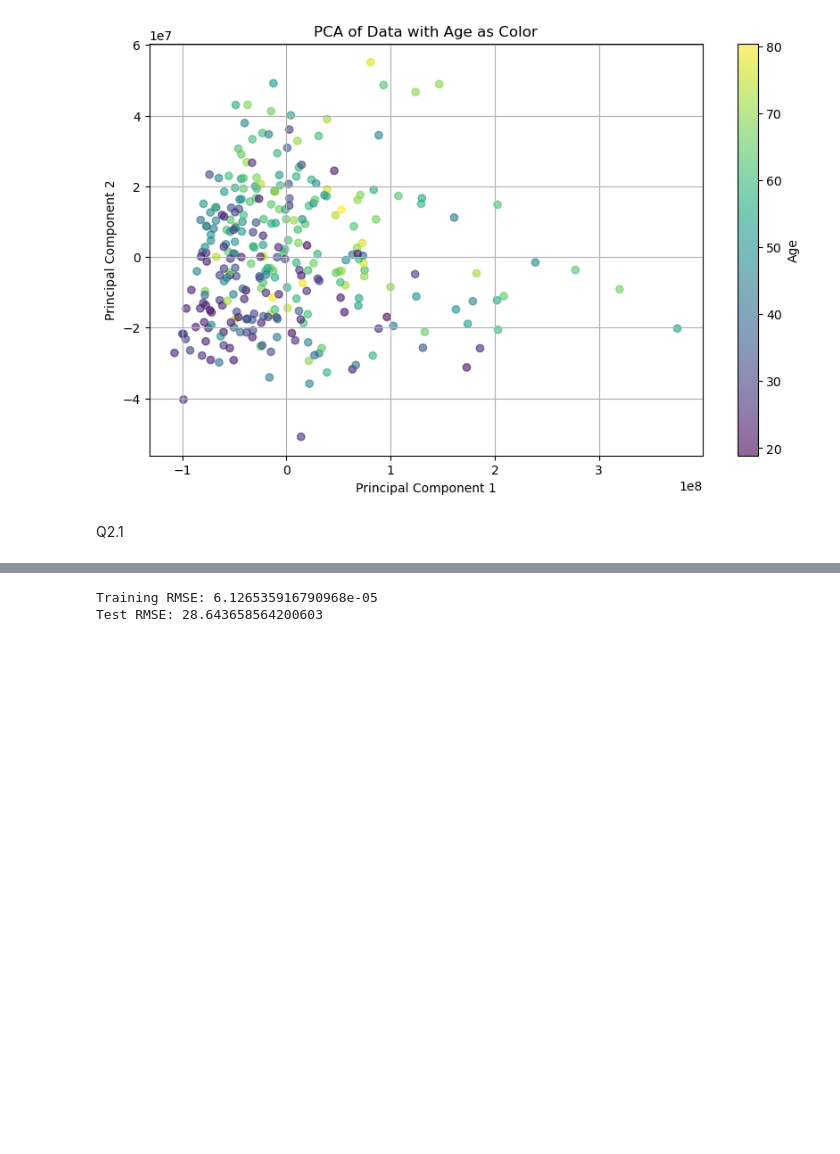
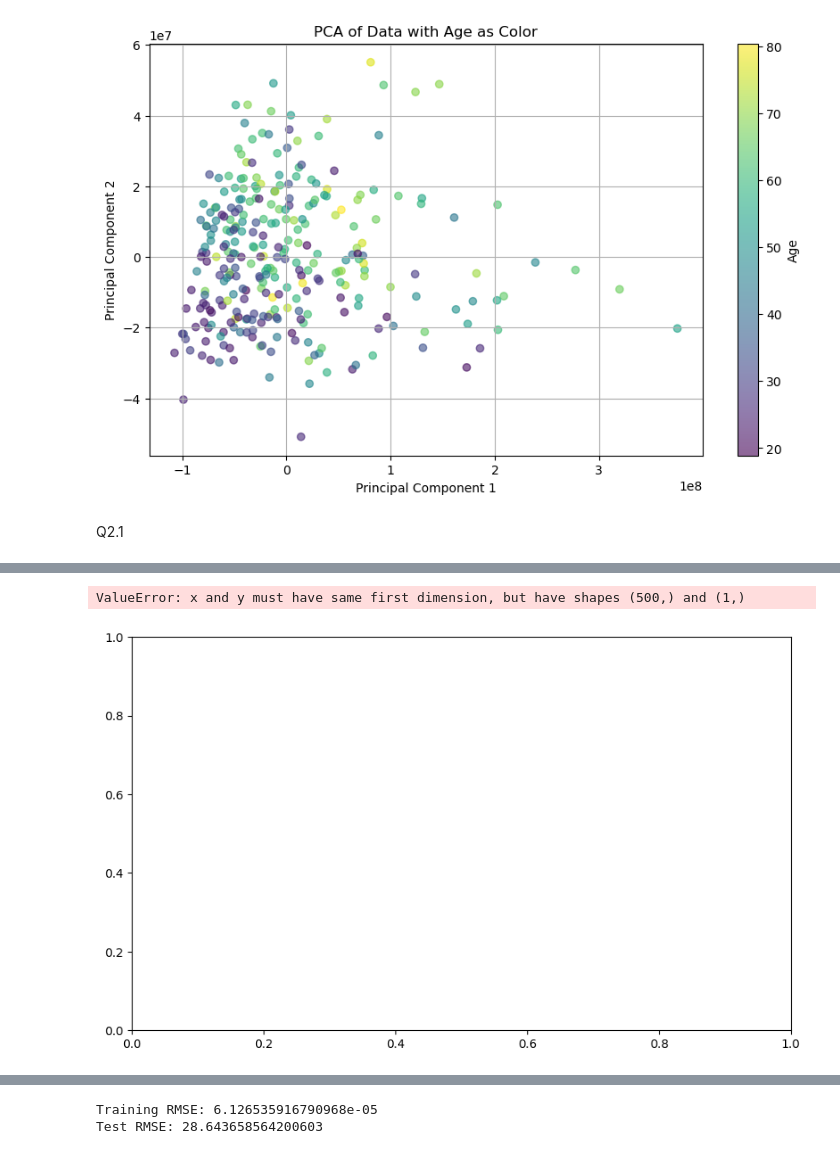
Before and after one commit to PeterKADam/ISLP_labs, a Jupyter notebook: w6.ipynb, the cells around one changed output, grey strips where cells are left out. Cells and saved outputs as stored; diff of their text form; code cells hidden in the pictures; blank space fills up the shorter version.

```diff
--- a/w6.ipynb
+++ b/w6.ipynb
@@ -187,0 +270,18 @@ Best alpha found by cross-validation: 100000.0
+# %%
+import numpy as np
+import matplotlib.pyplot as plt
+
+# Assuming ridge_cv is your fitted RidgeCV model
+mse = np.mean(ridge_cv.cv_values_, axis=0)
+
+# Plot MSE vs log(alpha)
+plt.figure(figsize=(10, 6))
+plt.plot(np.log(alphas), mse, marker='o')
+plt.xlabel('log(alpha)')
+plt.ylabel('Mean Squared Error (MSE)')
+plt.title('MSE vs log(alpha)')
+plt.grid(True)
+plt.show()
+# %% [output]
+ValueError: x and y must have same first dimension, but have shapes (500,) and (1,)
+[figure, added]
```
Also changed, not shown: parts of 6 cells of this notebook, 1 other file.
